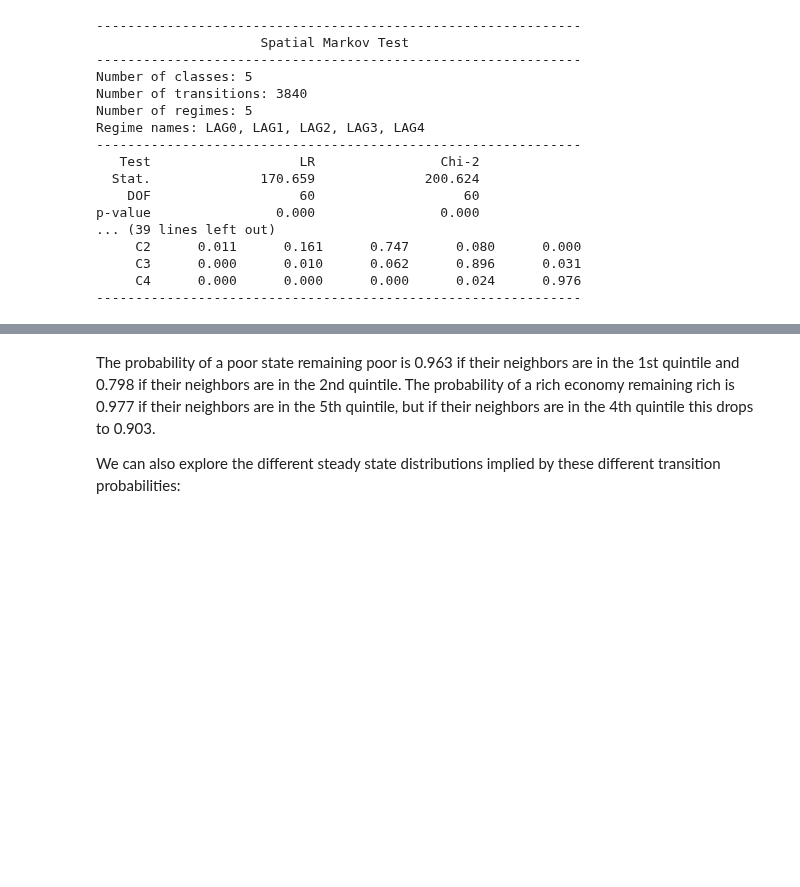
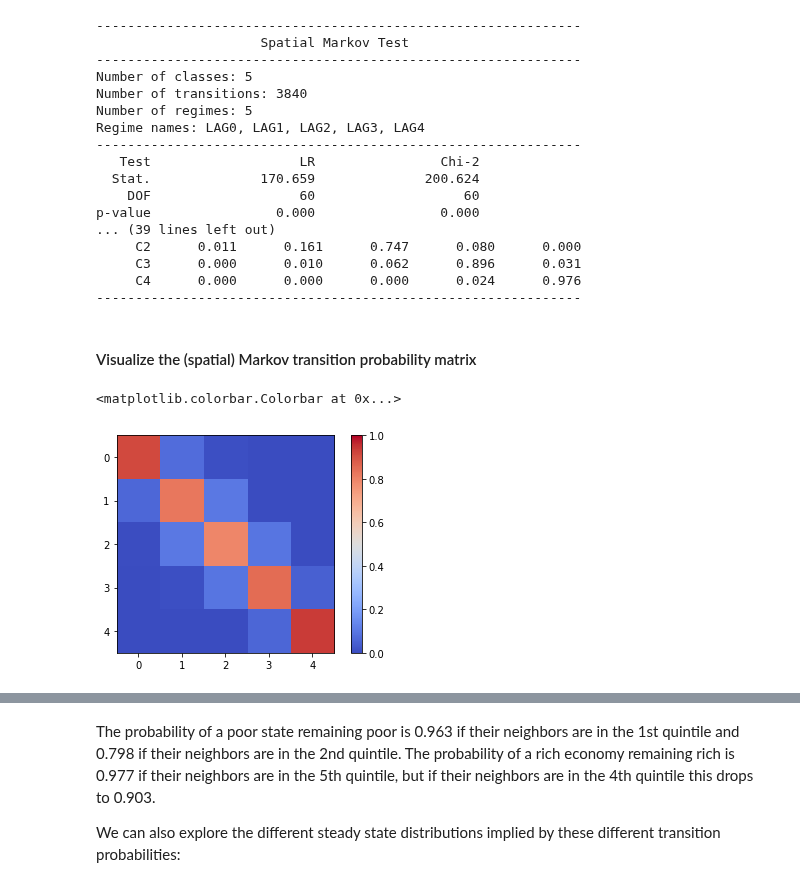
Before and after one commit to pysal/giddy, a Jupyter notebook: notebooks/Markov Based Methods.ipynb, the cells around one changed output, grey strips where cells are left out. Drawn from its saved outputs; the diff is of its cells as text; code cells hidden in the pictures; blank space fills up the shorter version.

```diff
--- a/notebooks/Markov Based Methods.ipynb
+++ b/notebooks/Markov Based Methods.ipynb
@@ -321,3 +321,11 @@ p-value                0.000                0.000
      C3      0.000      0.010      0.062      0.896      0.031
      C4      0.000      0.000      0.000      0.024      0.976
 --------------------------------------------------------------
+# %% [markdown]
+#### Visualize the (spatial) Markov transition probability matrix
+# %%
+plt.imshow(sm.p,cmap = "coolwarm",vmin=0, vmax=1)
+plt.colorbar()
+# %% [output]
+<matplotlib.colorbar.Colorbar at 0x...>
+[figure, added]
```
Also changed, not shown: parts of 2 cells of this notebook, 5 other files.
